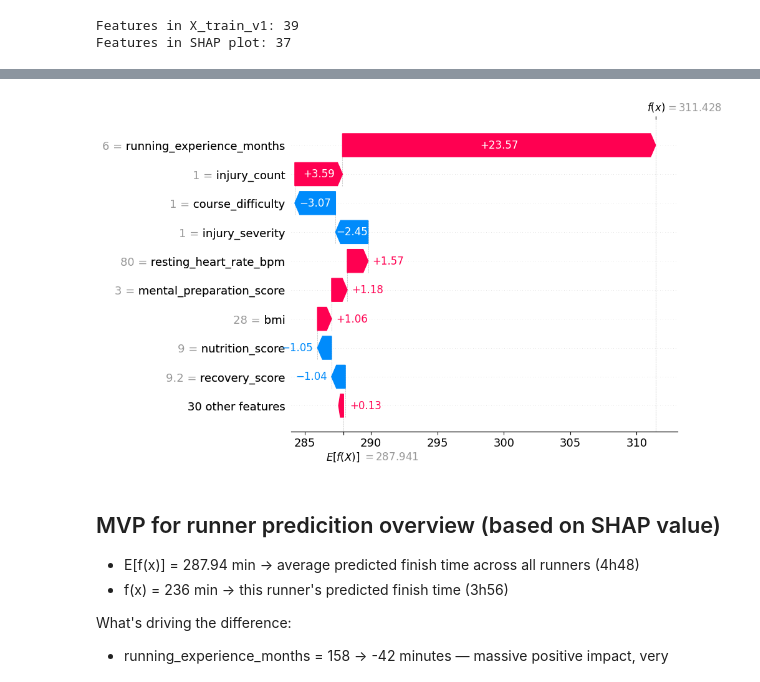
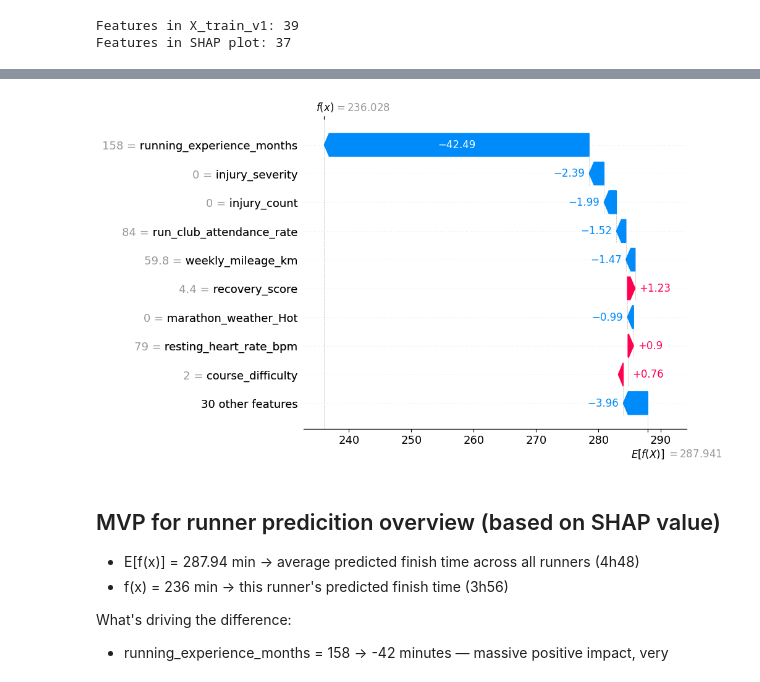
Before and after one commit to francescosias/MarathonIQ, a Jupyter notebook: chris_EDA_baseline.ipynb, the cells around one changed output, grey strips where cells are left out. Saved outputs shown, nothing was run; the diff lists cells and outputs as text; code cells hidden in the pictures.

```diff
--- a/chris_EDA_baseline.ipynb
+++ b/chris_EDA_baseline.ipynb
@@ -475,14 +475,14 @@ print(ignored)
 # %%
 # Pick one runner
-sample = X_train_v1.iloc[[1246]]
+sample = X_train_v1.iloc[[0]]
 
 # Get SHAP values for that runner
 shap_values_sample = explainer(sample)
 
 # Waterfall plot
 shap.plots.waterfall(shap_values_sample[0], max_display=10)
 # %% [output]
-[figure, old version]
+[figure, new version]
 # %% [markdown]
 ## MVP for runner predicition overview (based on SHAP value)
 
```
Also changed, not shown: parts of 5 cells of this notebook, 1 other file.
